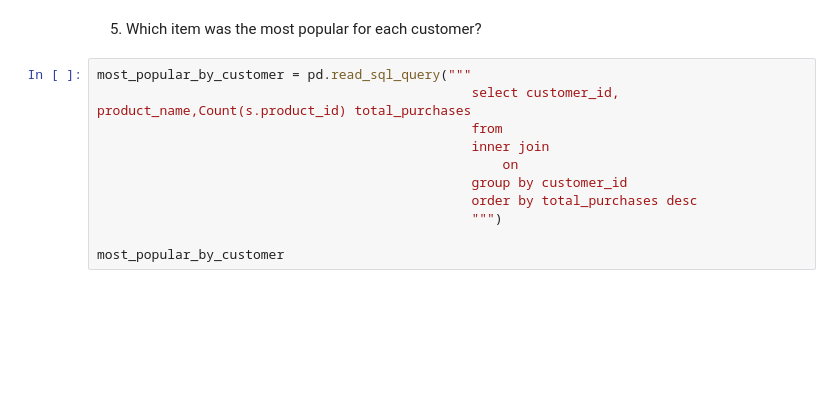
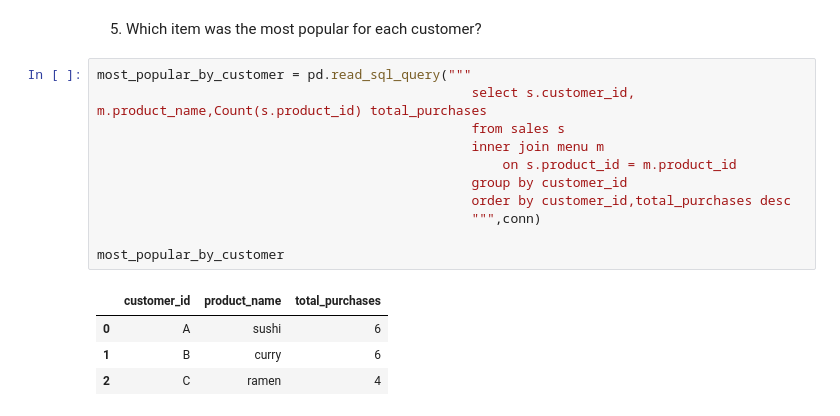
Before and after one commit to sdman135/DataBase-building-and-SQL-query-practice, a Jupyter notebook: Sqlite3-Exercise 2.ipynb, the cells around one changed output. Drawn from its saved outputs; the diff is of its cells as text; blank space fills up the shorter version.

```diff
--- a/Sqlite3-Exercise 2.ipynb
+++ b/Sqlite3-Exercise 2.ipynb
@@ -466,12 +469,17 @@ total_purchases_by_product
 5) Which item was the most popular for each customer?
 # %%
 most_popular_by_customer = pd.read_sql_query("""
-                                                select customer_id, product_name,Count(s.product_id) total_purchases
-                                                from
-                                                inner join
-                                                    on
+                                                select s.customer_id, m.product_name,Count(s.product_id) total_purchases
+                                                from sales s
+                                                inner join menu m
+                                                    on s.product_id = m.product_id
                                                 group by customer_id
-                                                order by total_purchases desc
-                                                """)
+                                                order by customer_id,total_purchases desc
+                                                """,conn)
 
 most_popular_by_customer
+# %% [output]
+|  | customer_id | product_name | total_purchases |
+| 0 | A | sushi | 6 |
+| 1 | B | curry | 6 |
+| 2 | C | ramen | 4 |
```
Also changed, not shown: parts of 14 cells of this notebook.
